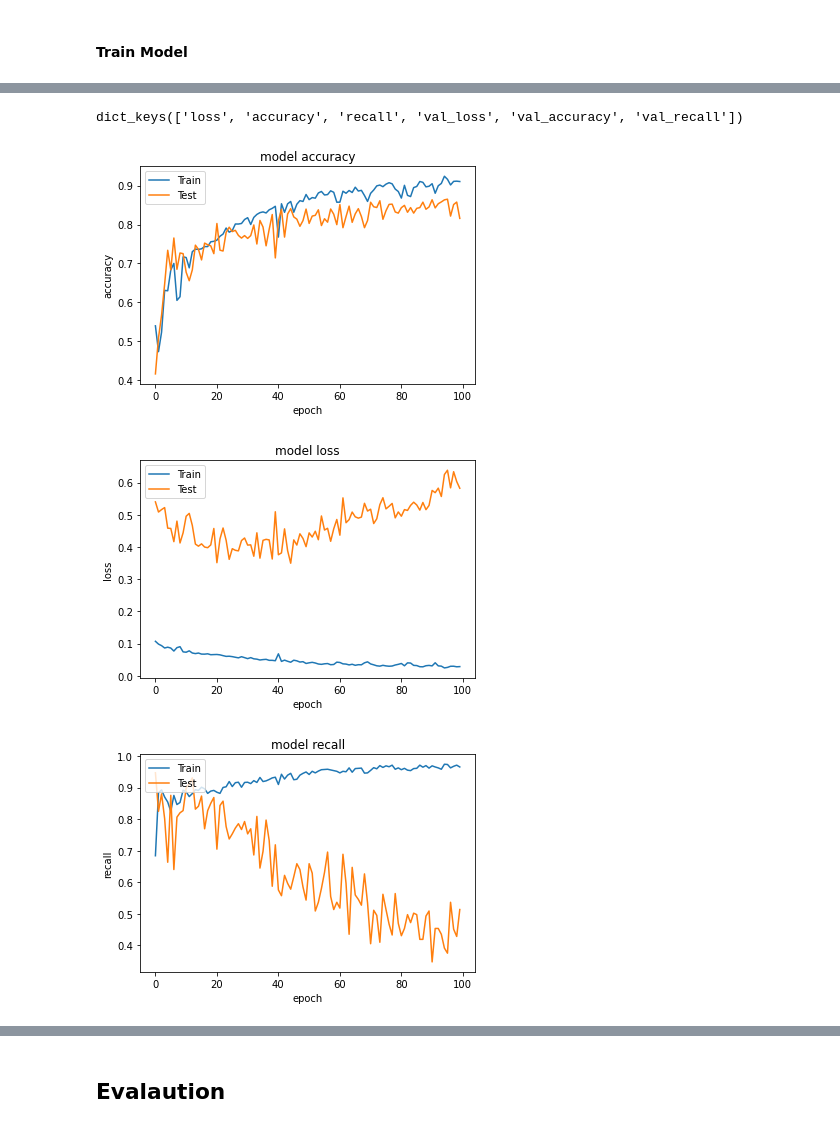
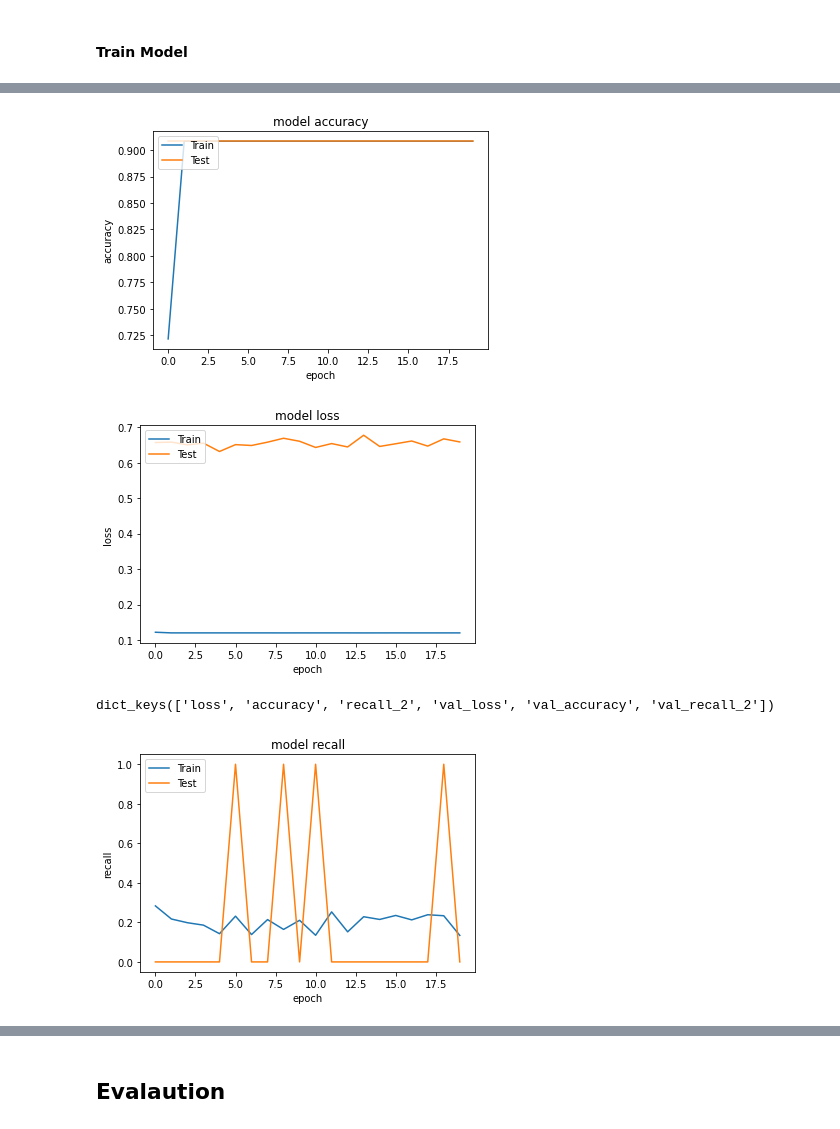
Before and after one commit to taksug229/cancer-image-recognition, a Jupyter notebook: 2. All Data Modeling.ipynb, the cells around one changed output, grey strips where cells are left out. Saved outputs shown, nothing was run; the diff lists cells and outputs as text; code cells hidden in the pictures.

```diff
--- a/2. All Data Modeling.ipynb
+++ b/2. All Data Modeling.ipynb
@@ -146,7 +146,7 @@ s3.download_file(Bucket='cancer-images-project',
 #### Train Test Split for Train, validation, test set
 # %%
 X = np.load('data/100x100.npy')
-y = np.asarray(df['diagnosis'])
+y = np.load('data/diagnosis.npy')
 # %%
 # Train/test split for Train Set
 XX_train, X_test, yy_train, y_test = train_test_split(X, y, test_size=0.2, random_state=42, stratify=y)
@@ -170,11 +170,11 @@ model.add(MaxPooling2D(pool_size=(2, 2)))
 model.add(Flatten())  # this converts our 3D feature maps to 1D feature vectors
 model.add(Dense(64))
 model.add(Activation('relu'))
-model.add(Dropout(0.4))
+model.add(Dropout(0.2))
 model.add(Dense(1))
 model.add(Activation('sigmoid'))
 # %%
-opt = keras.optimizers.Adam(learning_rate=0.001)
+opt = keras.optimizers.Adam(learning_rate=0.005)
 model.compile(optimizer=opt,
               loss='binary_crossentropy',
               metrics=['accuracy',tf.keras.metrics.Recall()])
@@ -182,5 +182,5 @@ model.compile(optimizer=opt,
 class_weight = {1:0.9,
                 0:0.1}
 # %%
-history = model.fit(X_train, y_train, epochs=100, class_weight=class_weight, validation_data=(X_test, y_test))
+history = model.fit(X_train, y_train, epochs=20, class_weight=class_weight, validation_data=(X_test, y_test))
 # %% [output]
@@ -204,7 +204,3 @@ Epoch 100/100
-# %%
-history.history.keys()
-# %% [output]
-dict_keys(['loss', 'accuracy', 'recall', 'val_loss', 'val_accuracy', 'val_recall'])
 # %%
 # summarize history for accuracy
 plt.plot(history.history['accuracy'])
@@ -215,7 +211,7 @@ plt.xlabel('epoch')
 plt.legend(['Train', 'Test'], loc='upper left')
 plt.show()
 # %% [output]
-[figure, old version]
+[figure, new version]
 # %%
 plt.plot(history.history['loss'])
 plt.plot(history.history['val_loss'])
@@ -225,17 +221,21 @@ plt.xlabel('epoch')
 plt.legend(['Train', 'Test'], loc='upper left')
 plt.show()
 # %% [output]
-[figure, old version]
+[figure, new version]
+# %%
+history.history.keys()
+# %% [output]
+dict_keys(['loss', 'accuracy', 'recall_2', 'val_loss', 'val_accuracy', 'val_recall_2'])
 # %%
-plt.plot(history.history['recall'])
-plt.plot(history.history['val_recall'])
+plt.plot(history.history['recall_2'])
+plt.plot(history.history['val_recall_2'])
 plt.title('model recall')
 plt.ylabel('recall')
 plt.xlabel('epoch')
 plt.legend(['Train', 'Test'], loc='upper left')
 plt.show()
 # %% [output]
-[figure, old version]
+[figure, new version]
 # %%
 model.summary()
 # %% [output]
```
Also changed, not shown: parts of 7 cells of this notebook.
